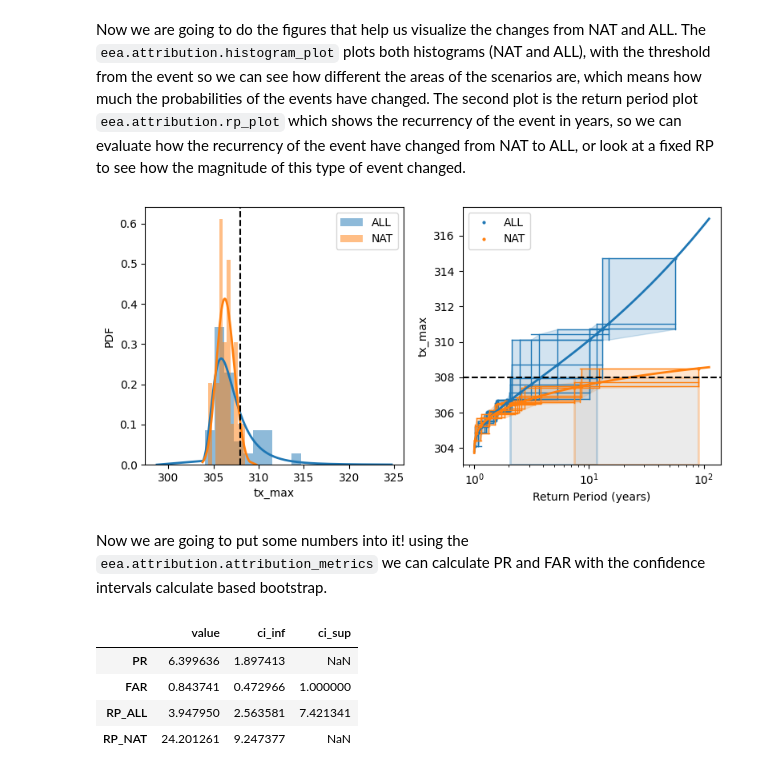
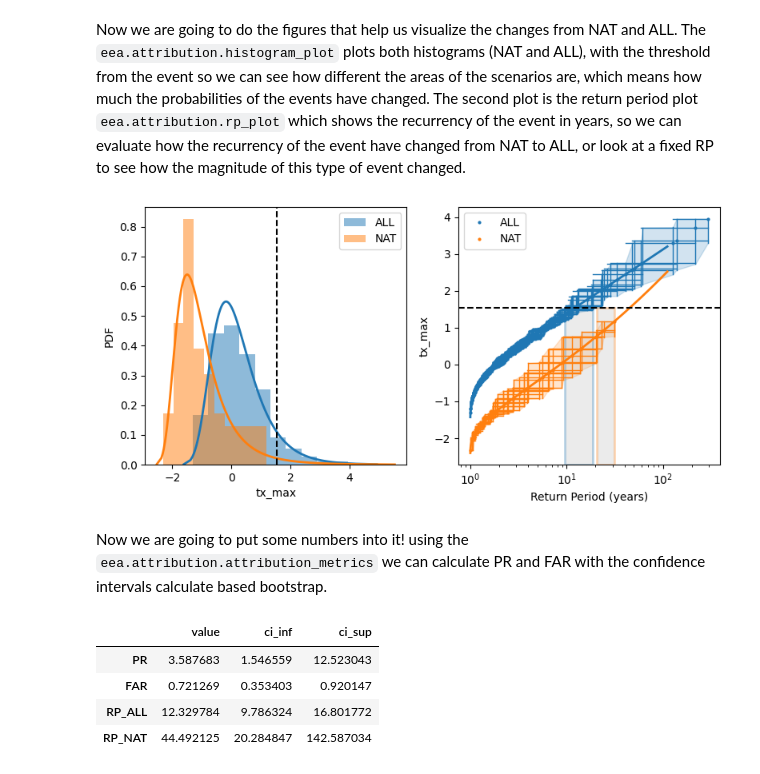
Before and after one commit to rafaelcabreu/climattr, a Jupyter notebook: notebooks/AttributionPackageExample.ipynb, the cells around one changed output. Drawn from its saved outputs; the diff is of its cells as text; code cells hidden in the pictures.

```diff
--- a/notebooks/AttributionPackageExample.ipynb
+++ b/notebooks/AttributionPackageExample.ipynb
@@ -97,0 +101,7 @@ all_dataset_indice = all_dataset_indice.load()
+# %%
+fig, ax = plt.subplots(subplot_kw={'projection': ccrs.PlateCarree()})
+
+# select the first time step
+all_dataset['tasmax'].isel(time=0, ensemble=0).plot(ax=ax)
+
+eea.utils.add_features(ax, shapename=mask_name)
@@ -151,8 +188,12 @@ For that we are first going to preprocess the data for the NAT simulation.
 # %%
 # NAT
 nat_dataset = eea.utils.multiens_netcdf(nat_dataset_path)
-nat_dataset = eea.filter.filter_time(nat_dataset, itime='2005-01-01', etime='2015-12-31', months=[12, 1, 2])
-nat_dataset = eea.filter.filter_area(nat_dataset[['tasmax']], mask=mask_name, plot_area=True)
+nat_dataset = eea.filter.filter_time(nat_dataset, itime='1981-01-01', etime='2014-02-28', months=[12, 1, 2])
+nat_dataset = eea.filter.filter_area(nat_dataset[['tasmax']], mask=mask_name)
 
-nat_dataset_mean = all_dataset.mean(dim=['lon', 'lat'])
-nat_dataset_indice = eea.indice.xclim_indice(nat_dataset_mean, 'tx_max', {'tasmax': 'tasmax', 'freq': 'YE-NOV'})
+nat_dataset_mean = nat_dataset.mean(dim=['lon', 'lat'], keep_attrs=True)
+nat_dataset_indice = eea.indice.xclim_indice(nat_dataset_mean, 'tx_max', tasmax='tasmax', freq='YE-NOV')
+
+# load data into memory
+nat_dataset_indice_scaled = eea.correction.scaling(nat_dataset_indice, all_dataset_indice, '1981-01-01', '2010-12-31', method='add')
+nat_dataset_indice_scaled = nat_dataset_indice_scaled.load()
@@ -167,0 +202,4 @@ nat_dataset_indice = nat_dataset_indice.load()
+# %%
+# load just the years that we want
+all_dataset_indice_scaled_attr = eea.filter.filter_time(all_dataset_indice_scaled, itime='1998-01-01', etime='2008-12-31')
+nat_dataset_indice_scaled_attr = eea.filter.filter_time(nat_dataset_indice_scaled, itime='1998-01-01', etime='2008-12-31')
@@ -167,0 +208,12 @@ nat_dataset_indice = nat_dataset_indice.load()
+# %%
+fig, [ax1, ax2] = plt.subplots(1, 2, figsize=(8,4))
+
+eea.exploratory.timeseries_plot(ax1, obs_dataset_indice_scaled, highlight_year=2003)
+eea.exploratory.rp_plot(ax2, obs_dataset_indice_scaled, scipy.stats.genextreme, highlight_year=2003)
+
+ax1.set_xlabel('Time')
+ax1.set_ylabel('tx_max')
+ax2.set_xlabel('Return Period (years)')
+ax2.set_ylabel('tx_max')
+
+plt.tight_layout()
@@ -170,25 +224,25 @@ Now we are going to do the figures that help us visualize the changes from NAT a
 # %%
 # plot histogram and RP plot to compare ALL and NAT
 fig, [ax1, ax2] = plt.subplots(1, 2, figsize=(8,4))
 
-eea.attribution.histogram_plot(ax1, all_dataset_mean, nat_dataset_mean, scipy.stats.genextreme, 308)
-eea.attribution.rp_plot(ax2, all_dataset_mean, nat_dataset_mean, scipy.stats.genextreme, 308)
+eea.attribution.histogram_plot(ax1, all_dataset_indice_scaled_attr, nat_dataset_indice_scaled_attr, scipy.stats.genextreme, 1.545)
+eea.attribution.rp_plot(ax2, all_dataset_indice_scaled_attr, nat_dataset_indice_scaled_attr, scipy.stats.genextreme, 1.545)
 
 ax1.set_xlabel('tx_max')
 ax1.set_ylabel('PDF')
 ax2.set_xlabel('Return Period (years)')
 ax2.set_ylabel('tx_max')
 
 plt.tight_layout()
 # %% [output]
-[figure, old version]
+[figure, new version]
 # %% [markdown]
 Now we are going to put some numbers into it! using the `eea.attribution.attribution_metrics` we can calculate PR and FAR with the confidence intervals calculate based bootstrap.
 # %%
-eea.attribution.attribution_metrics(all_dataset_mean, nat_dataset_mean, scipy.stats.genextreme, 308)
+eea.attribution.attribution_metrics(all_dataset_indice_scaled_attr, nat_dataset_indice_scaled_attr, scipy.stats.genextreme, 1.545)
 # %% [output]
 |  | value | ci_inf | ci_sup |
-| PR | 6.399636 | 1.897413 | NaN |
-| FAR | 0.843741 | 0.472966 | 1.000000 |
-| RP_ALL | 3.947950 | 2.563581 | 7.421341 |
-| RP_NAT | 24.201261 | 9.247377 | NaN |
+| PR | 3.587683 | 1.546559 | 12.523043 |
+| FAR | 0.721269 | 0.353403 | 0.920147 |
+| RP_ALL | 12.329784 | 9.786324 | 16.801772 |
+| RP_NAT | 44.492125 | 20.284847 | 142.587034 |
```
Also changed, not shown: parts of 19 cells of this notebook, 4 other files.
